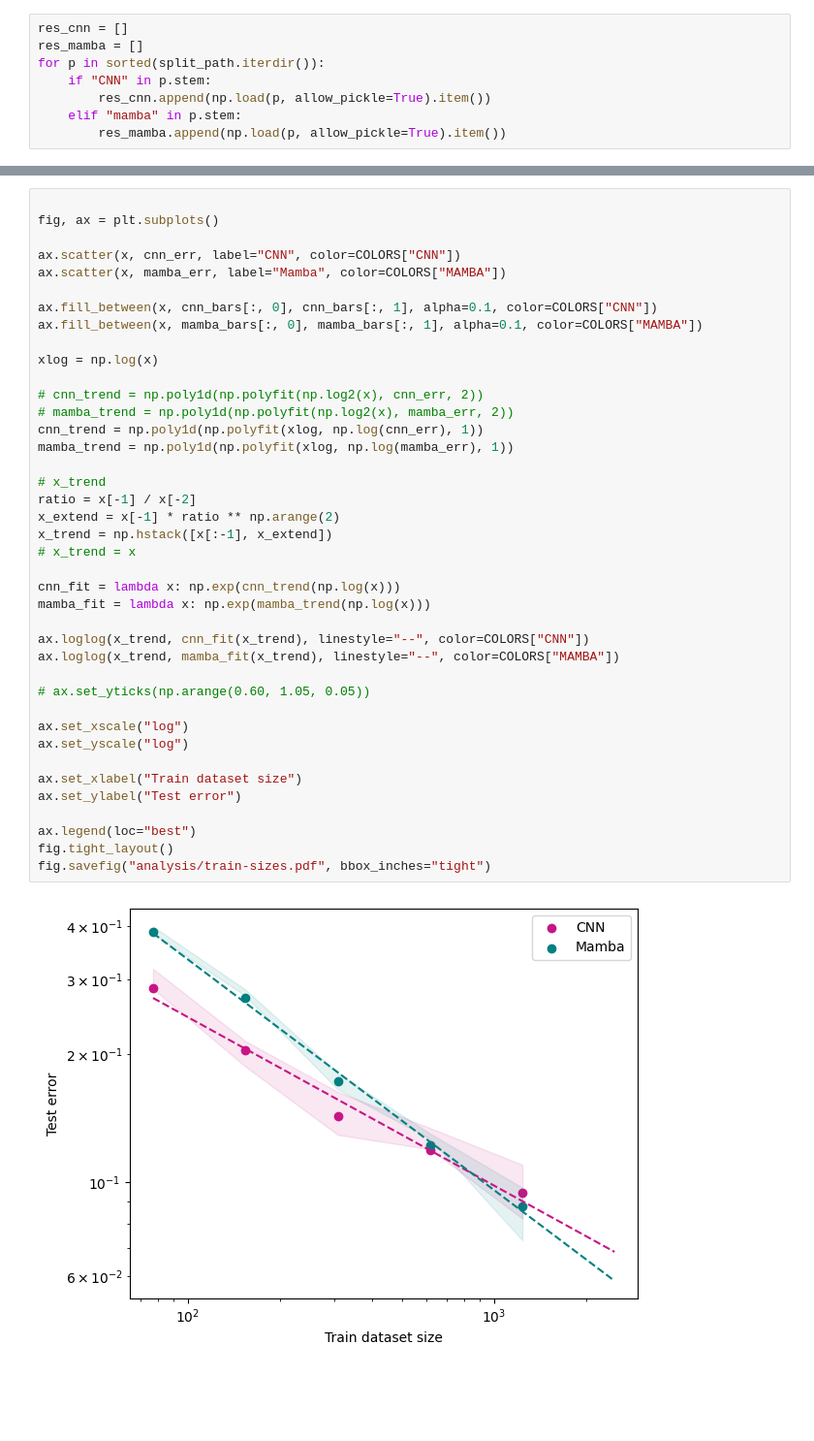
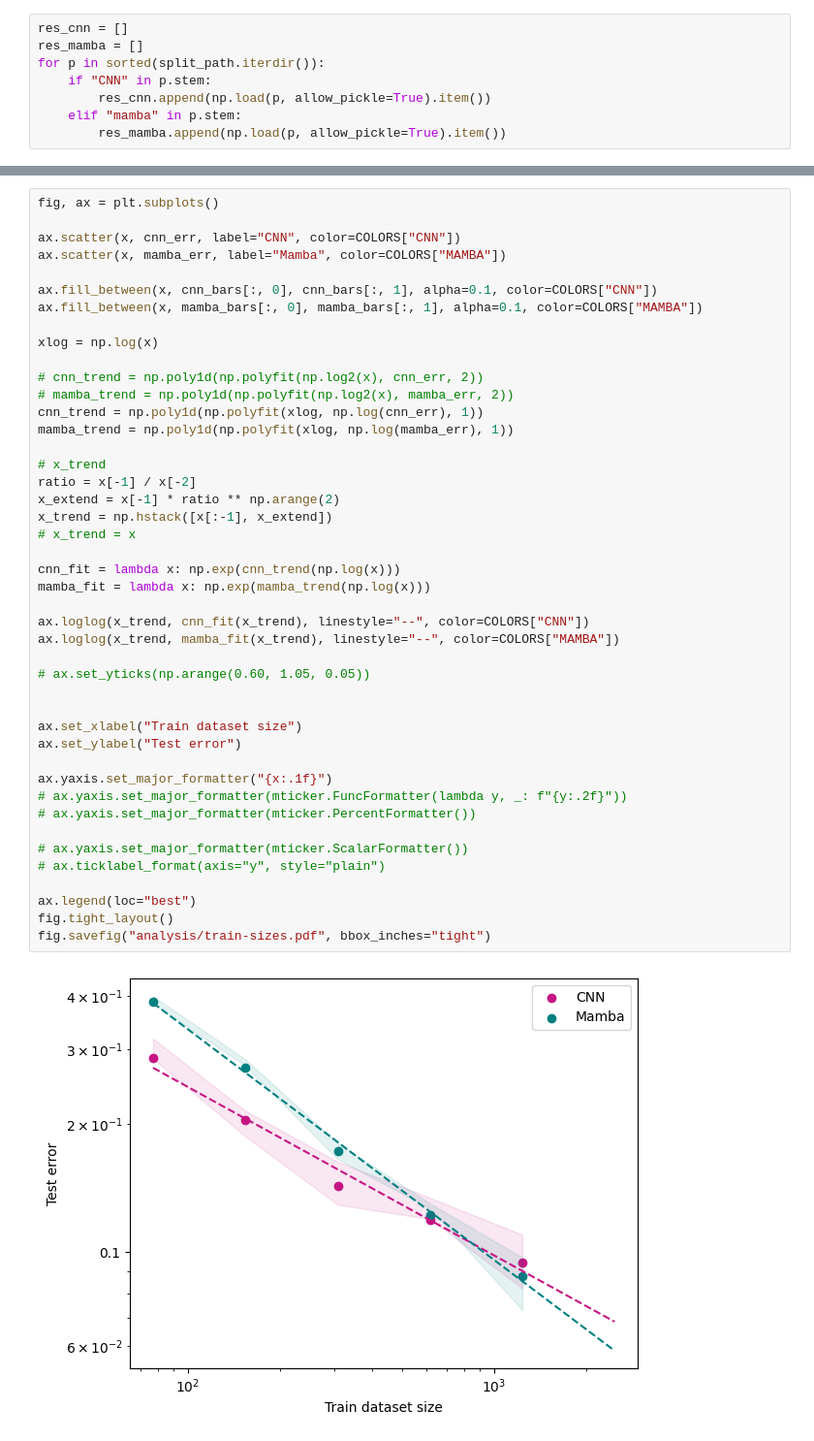
Before and after one commit to norlab-ulaval/BorealTC, a Jupyter notebook: analysis/train-size.ipynb, the cells around one changed output, grey strips where cells are left out. Shown at 97% size. Drawn from its saved outputs; the diff is of its cells as text; blank space fills up the shorter version.

Commit message:
Plot error

```diff
--- a/analysis/train-size.ipynb
+++ b/analysis/train-size.ipynb
@@ -87,7 +87,6 @@ COLORS = {
     "MAMBA": "teal",
 }
 # %%
-
 fig, ax = plt.subplots()
 
 ax.scatter(x, cnn_err, label="CNN", color=COLORS["CNN"])
@@ -98,33 +97,38 @@ ax.fill_between(x, mamba_bars[:, 0], mamba_bars[:, 1], alpha=0.1, color=COLORS["
 
 xlog = np.log(x)
 
 # cnn_trend = np.poly1d(np.polyfit(np.log2(x), cnn_err, 2))
 # mamba_trend = np.poly1d(np.polyfit(np.log2(x), mamba_err, 2))
 cnn_trend = np.poly1d(np.polyfit(xlog, np.log(cnn_err), 1))
 mamba_trend = np.poly1d(np.polyfit(xlog, np.log(mamba_err), 1))
 
 # x_trend
 ratio = x[-1] / x[-2]
 x_extend = x[-1] * ratio ** np.arange(2)
 x_trend = np.hstack([x[:-1], x_extend])
 # x_trend = x
 
 cnn_fit = lambda x: np.exp(cnn_trend(np.log(x)))
 mamba_fit = lambda x: np.exp(mamba_trend(np.log(x)))
 
 ax.loglog(x_trend, cnn_fit(x_trend), linestyle="--", color=COLORS["CNN"])
 ax.loglog(x_trend, mamba_fit(x_trend), linestyle="--", color=COLORS["MAMBA"])
 
 # ax.set_yticks(np.arange(0.60, 1.05, 0.05))
 
-ax.set_xscale("log")
-ax.set_yscale("log")
 
 ax.set_xlabel("Train dataset size")
 ax.set_ylabel("Test error")
 
+ax.yaxis.set_major_formatter("{x:.1f}")
+# ax.yaxis.set_major_formatter(mticker.FuncFormatter(lambda y, _: f"{y:.2f}"))
+# ax.yaxis.set_major_formatter(mticker.PercentFormatter())
+
+# ax.yaxis.set_major_formatter(mticker.ScalarFormatter())
+# ax.ticklabel_format(axis="y", style="plain")
+
 ax.legend(loc="best")
 fig.tight_layout()
 fig.savefig("analysis/train-sizes.pdf", bbox_inches="tight")
 # %% [output]
-[figure, old version]
+[figure, new version]
```
Also changed, not shown: parts of 3 cells of this notebook, 1 other file.
